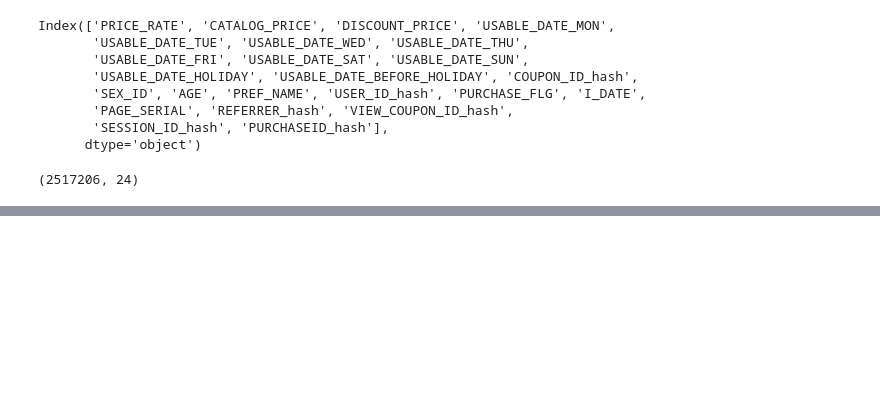
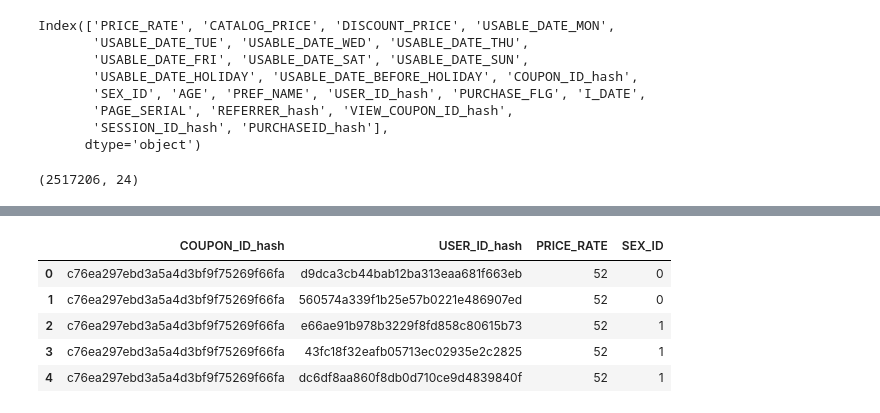
Before and after one commit to lifangshi/kaggle, a Jupyter notebook: Coupon Purchase Prediction/coupon_purchase_prediction.ipynb, the cells around one changed output, grey strips where cells are left out. Drawn from its saved outputs; the diff is of its cells as text; code cells hidden in the pictures; blank space fills up the shorter version.

```diff
--- a/Coupon Purchase Prediction/coupon_purchase_prediction.ipynb
+++ b/Coupon Purchase Prediction/coupon_purchase_prediction.ipynb
@@ -222,0 +345,9 @@ train_y = full_data['PURCHASE_FLG']
+# %%
+test_X.head()
+# %% [output]
+|  | COUPON_ID_hash | USER_ID_hash | PRICE_RATE | SEX_ID |
+| 0 | c76ea297ebd3a5a4d3bf9f75269f66fa | d9dca3cb44bab12ba313eaa681f663eb | 52 | 0 |
+| 1 | c76ea297ebd3a5a4d3bf9f75269f66fa | 560574a339f1b25e57b0221e486907ed | 52 | 0 |
+| 2 | c76ea297ebd3a5a4d3bf9f75269f66fa | e66ae91b978b3229f8fd858c80615b73 | 52 | 1 |
+| 3 | c76ea297ebd3a5a4d3bf9f75269f66fa | 43fc18f32eafb05713ec02935e2c2825 | 52 | 1 |
+| 4 | c76ea297ebd3a5a4d3bf9f75269f66fa | dc6df8aa860f8db0d710ce9d4839840f | 52 | 1 |
```
Also changed, not shown: parts of 31 cells of this notebook, 3 other files.
